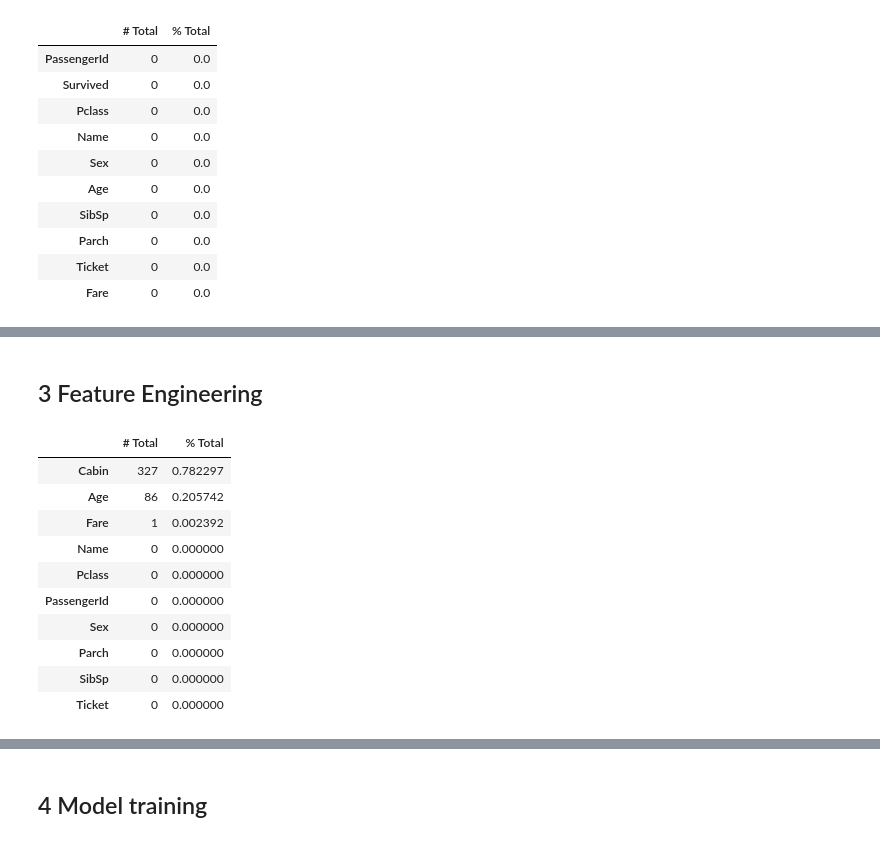
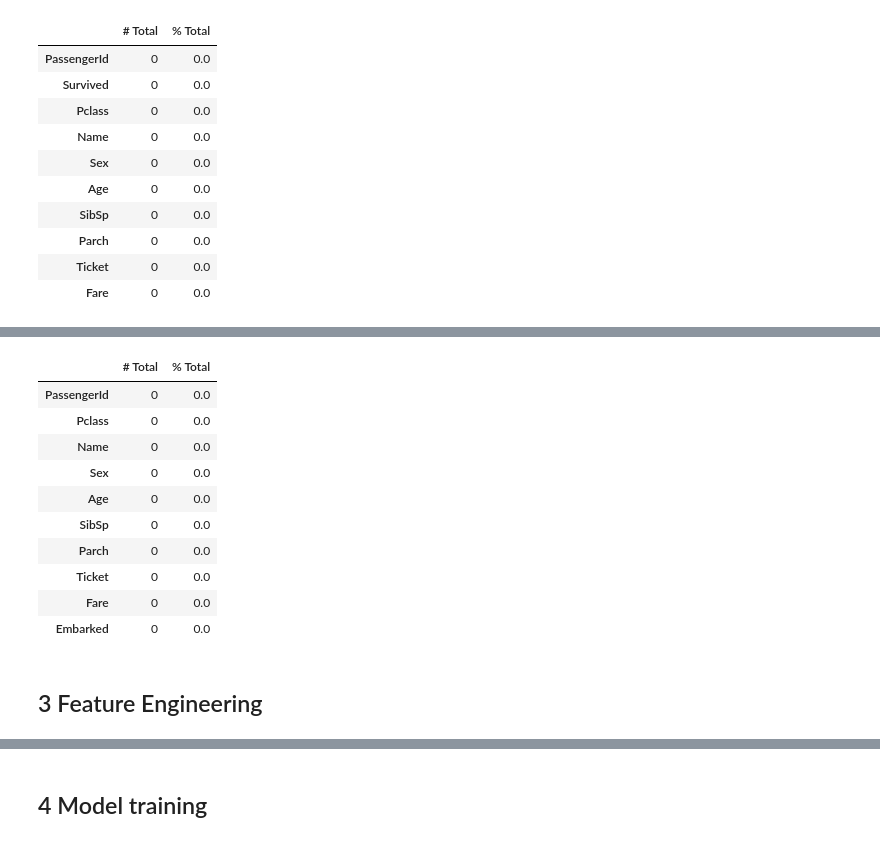
Before and after one commit to fede-giorgi/Transformer_is_All_You_Need, a Jupyter notebook: project.ipynb, the cells around one changed output, grey strips where cells are left out. Drawn from its saved outputs; the diff is of its cells as text; code cells hidden in the pictures.

```diff
--- a/project.ipynb
+++ b/project.ipynb
@@ -586,21 +605,39 @@ missing_data.head(10)
+# %%
+# 1. Drop Cabin Column
+df_test = df_test.drop(columns=["Cabin"])
+
+# 2. Imputation of median Age + Age Bin
+df_test["Age"] = df_test.groupby(["Pclass", "Sex"])["Age"].transform(
+    lambda x: x.fillna(x.median())
+)
+df_test["AgeBin"] = pd.cut(df_test["Age"], bins=bins, labels=labels, right=False)
+
+# 3. Imputation of mode Embraked
+mode_embarked = df_test["Embarked"].mode()[0]
+df_test["Embarked"] = df_test["Embarked"].fillna(mode_embarked)
+
+# 4. Imputation of median Fare
+df_test["Fare"] = df_test.groupby(["Pclass", "Sex"])["Fare"] .transform(
+    lambda x: x.fillna(x.median()
+    ))
+
+# Final check missing values in df_test
+total = df_test.isnull().sum().sort_values(ascending=False)
+percent = (df_test.isnull().sum() / len(df_test)).sort_values(ascending=False)
+missing_data = pd.concat([total, percent], axis=1, keys=['# Total', '% Total'])
+
+missing_data.head(10)
+# %% [output]
+|  | # Total | % Total |
+| PassengerId | 0 | 0.0 |
+| Pclass | 0 | 0.0 |
+| Name | 0 | 0.0 |
+| Sex | 0 | 0.0 |
+| Age | 0 | 0.0 |
+| SibSp | 0 | 0.0 |
+| Parch | 0 | 0.0 |
+| Ticket | 0 | 0.0 |
+| Fare | 0 | 0.0 |
+| Embarked | 0 | 0.0 |
 # %% [markdown]
 ## 3 Feature Engineering
-# %%
-# Check missing values in df_test
-total = df_test.isnull().sum().sort_values(ascending=False)
-percent = (df_test.isnull().sum() / len(df_test)).sort_values(ascending=False)
-missing_data = pd.concat([total, percent], axis=1, keys=['# Total', '% Total'])
-
-missing_data.head(10)
-# %% [output]
-|  | # Total | % Total |
-| Cabin | 327 | 0.782297 |
-| Age | 86 | 0.205742 |
-| Fare | 1 | 0.002392 |
-| Name | 0 | 0.000000 |
-| Pclass | 0 | 0.000000 |
-| PassengerId | 0 | 0.000000 |
-| Sex | 0 | 0.000000 |
-| Parch | 0 | 0.000000 |
-| SibSp | 0 | 0.000000 |
-| Ticket | 0 | 0.000000 |
```
Also changed, not shown: parts of 9 cells of this notebook.
